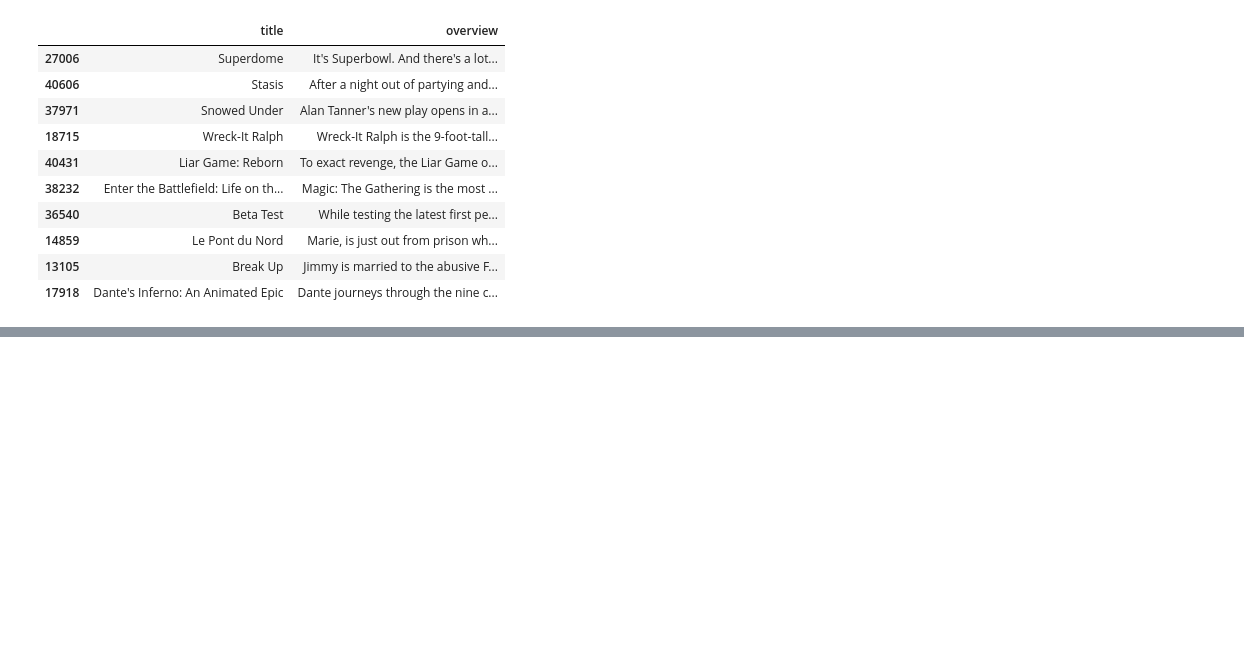
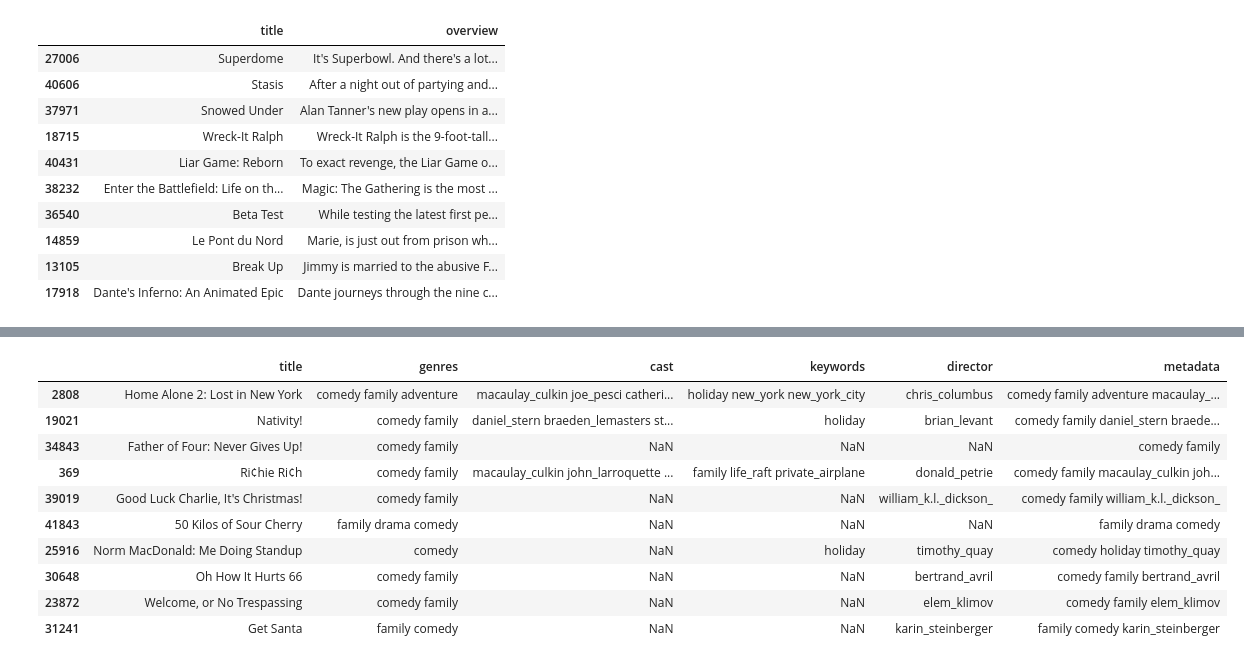
Before and after one commit to HekalMaulana/recommendation_system_learn, a Jupyter notebook: 20 - Recommendation System/Part 2 - Content Based Filtering.ipynb, the cells around one changed output, grey strips where cells are left out. Cells and saved outputs as stored; diff of their text form; code cells hidden in the pictures; blank space fills up the shorter version.

```diff
--- a/20 - Recommendation System/Part 2 - Content Based Filtering.ipynb
+++ b/20 - Recommendation System/Part 2 - Content Based Filtering.ipynb
@@ -102,0 +136,14 @@ recsys.recommend(idx=1) # Jumanji film test
+# %%
+recsys.recommend(579) # Home Alone
+# %% [output]
+|  | title | genres | cast | keywords | director | metadata |
+| 2808 | Home Alone 2: Lost in New York | comedy family adventure | macaulay_culkin joe_pesci catheri... | holiday new_york new_york_city | chris_columbus | comedy family adventure macaulay_... |
+| 19021 | Nativity! | comedy family | daniel_stern braeden_lemasters st... | holiday | brian_levant | comedy family daniel_stern braede... |
+| 34843 | Father of Four: Never Gives Up! | comedy family | NaN | NaN | NaN | comedy family |
+| 369 | Ri¢hie Ri¢h | comedy family | macaulay_culkin john_larroquette ... | family life_raft private_airplane | donald_petrie | comedy family macaulay_culkin joh... |
+| 39019 | Good Luck Charlie, It's Christmas! | comedy family | NaN | NaN | william_k.l._dickson_ | comedy family william_k.l._dickson_ |
+| 41843 | 50 Kilos of Sour Cherry | family drama comedy | NaN | NaN | NaN | family drama comedy |
+| 25916 | Norm MacDonald: Me Doing Standup | comedy | NaN | holiday | timothy_quay | comedy holiday timothy_quay |
+| 30648 | Oh How It Hurts 66 | comedy family | NaN | NaN | bertrand_avril | comedy family bertrand_avril |
+| 23872 | Welcome, or No Trespassing | comedy family | NaN | NaN | elem_klimov | comedy family elem_klimov |
+| 31241 | Get Santa | family comedy | NaN | NaN | karin_steinberger | family comedy karin_steinberger |
```
Also changed, not shown: parts of 6 cells of this notebook.
